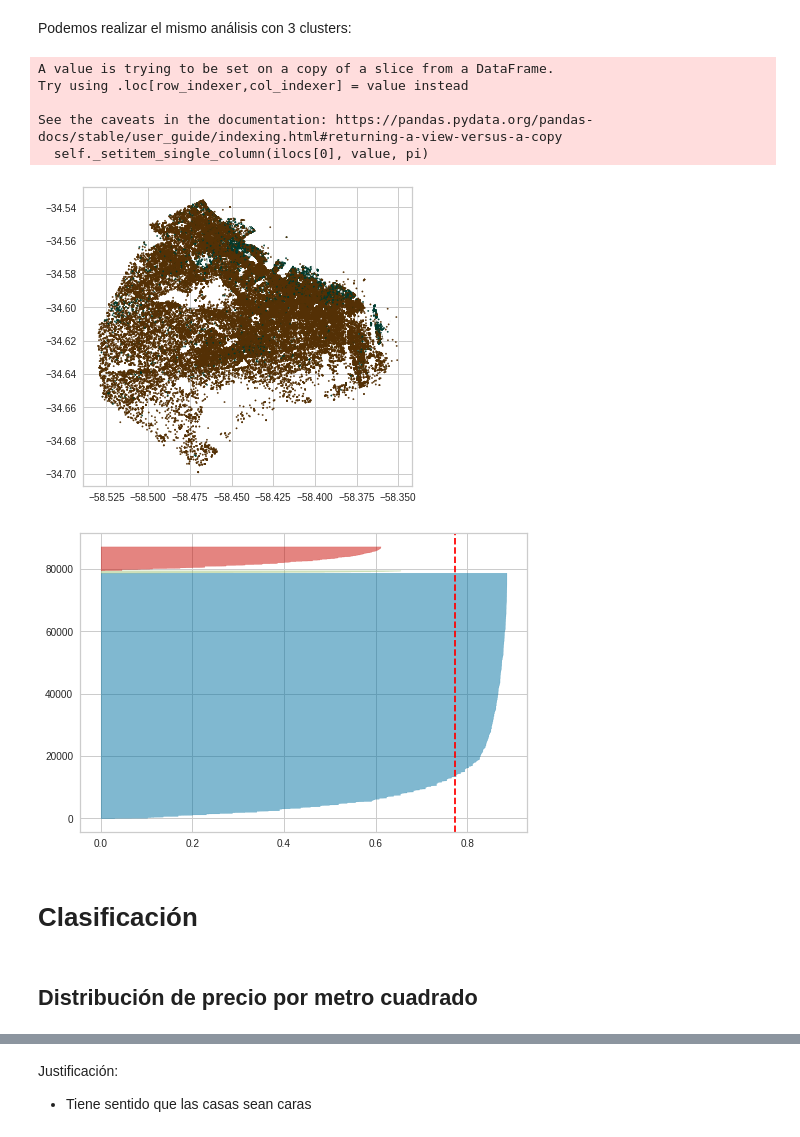
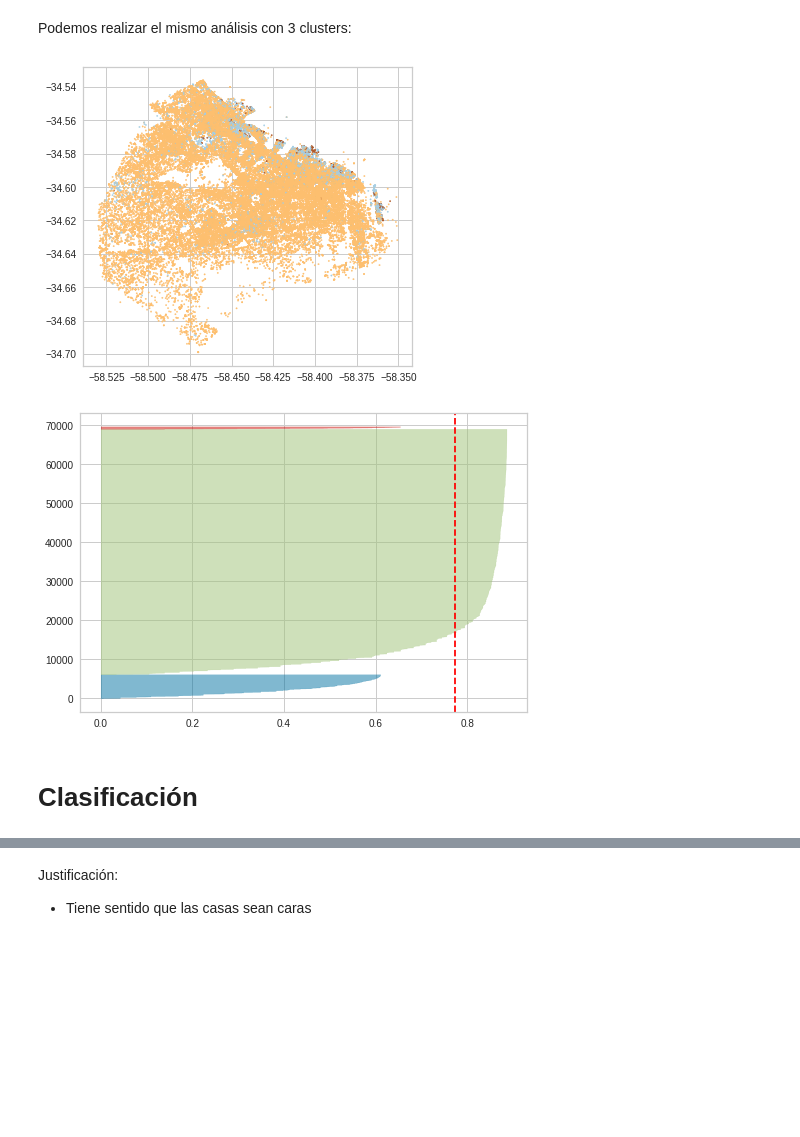
Before and after one commit to lucialiceri/7506R-2C2022-GRUPO17, a Jupyter notebook: 7506R_TP1_GRUPO17_ENTREGA.ipynb, the cells around one changed output, grey strips where cells are left out. Cells and saved outputs as stored; diff of their text form; code cells hidden in the pictures; blank space fills up the shorter version.

```diff
--- a/7506R_TP1_GRUPO17_ENTREGA.ipynb
+++ b/7506R_TP1_GRUPO17_ENTREGA.ipynb
@@ -1072,5 +1263,5 @@ La _incercia_ resultante de KMeans es una medida de que tan lejanos están los p
 Como siguiente paso, calcularemos el score de silhouette, que nos dará una métrica de que tan definidos son los clusters elegidos:
 # %%
 km = KMeans(n_clusters=4, random_state=12)
-clusters = km.fit_predict(df_propiedades_kmeans)
+clusters = km.fit_predict(df_propiedades_train_kmeans)
 # %%
@@ -1084,8 +1275,8 @@ También se puede realizar un gráfico, para ver como se comparan los valores de
 from yellowbrick.cluster import SilhouetteVisualizer
 
 # Visualizamos el gráfico de silueta
-visualizer = SilhouetteVisualizer(km, colors='yellowbrick', random_state=12)    # Instancio el visualizador
-visualizer.fit(df_propiedades_kmeans)
+visualizer = SilhouetteVisualizer(km, colors='Paired', random_state=12)    # Instancio el visualizador
+visualizer.fit(df_propiedades_train_kmeans)
 plt.xlabel("Score de Silhouette")
 plt.ylabel("Observaciones")
 plt.show()
@@ -1114,25 +1305,21 @@ El tercer cluster, en cambio, es un tipo de propiedad que se encuentra entre el
 Podemos realizar el mismo análisis con 3 clusters:
 # %%
 km_3 = KMeans(n_clusters=3, random_state=12)
-clusters_3 = km_3.fit_predict(df_propiedades_kmeans)
+clusters_3 = km_3.fit_predict(df_propiedades_train_kmeans)
 # %%
-df_propiedades_kmeans.loc[:, "grupo"] = clusters_3
-gdf = geopandas.GeoDataFrame(df_propiedades_kmeans, geometry=geopandas.points_from_xy(df_propiedades_kmeans['longitud'], df_propiedades_kmeans['latitud']))
-gdf.plot(column="grupo", cmap='BrBG', markersize=2)
+df_propiedades_train_kmeans.loc[:, "grupo"] = clusters_3
+gdf = geopandas.GeoDataFrame(df_propiedades_train_kmeans, geometry=geopandas.points_from_xy(df_propiedades_train_kmeans['longitud'], df_propiedades_train_kmeans['latitud']))
+gdf.plot(column="grupo", cmap='Paired', markersize=2)
 plt.show()
 # %% [output]
-A value is trying to be set on a copy of a slice from a DataFrame.
-Try using .loc[row_indexer,col_indexer] = value instead
-
-See the caveats in the documentation: https://pandas.pydata.org/pandas-docs/stable/user_guide/indexing.html#returning-a-view-versus-a-copy
-  self._setitem_single_column(ilocs[0], value, pi)
-[figure, old version]
+[figure, new version]
 # %%
 km = KMeans(n_clusters=3, random_state=12)
 visualizer = SilhouetteVisualizer(km, colors='yellowbrick', random_state=12)    # Instancio el visualizador
-visualizer.fit(df_propiedades_kmeans)
+df_propiedades_train_kmeans.drop(columns="geometry", inplace=True)
+visualizer.fit(df_propiedades_train_kmeans)
 plt.show()
 # %% [output]
-[figure, old version]
+[figure, new version]
 # %% [markdown]
 # Clasificación
@@ -1145,2 +1325,0 @@ labels = ["bajo", "medio", "alto"]
-# %% [markdown]
-## Distribución de precio por metro cuadrado
```
Also changed, not shown: parts of 365 cells of this notebook.
